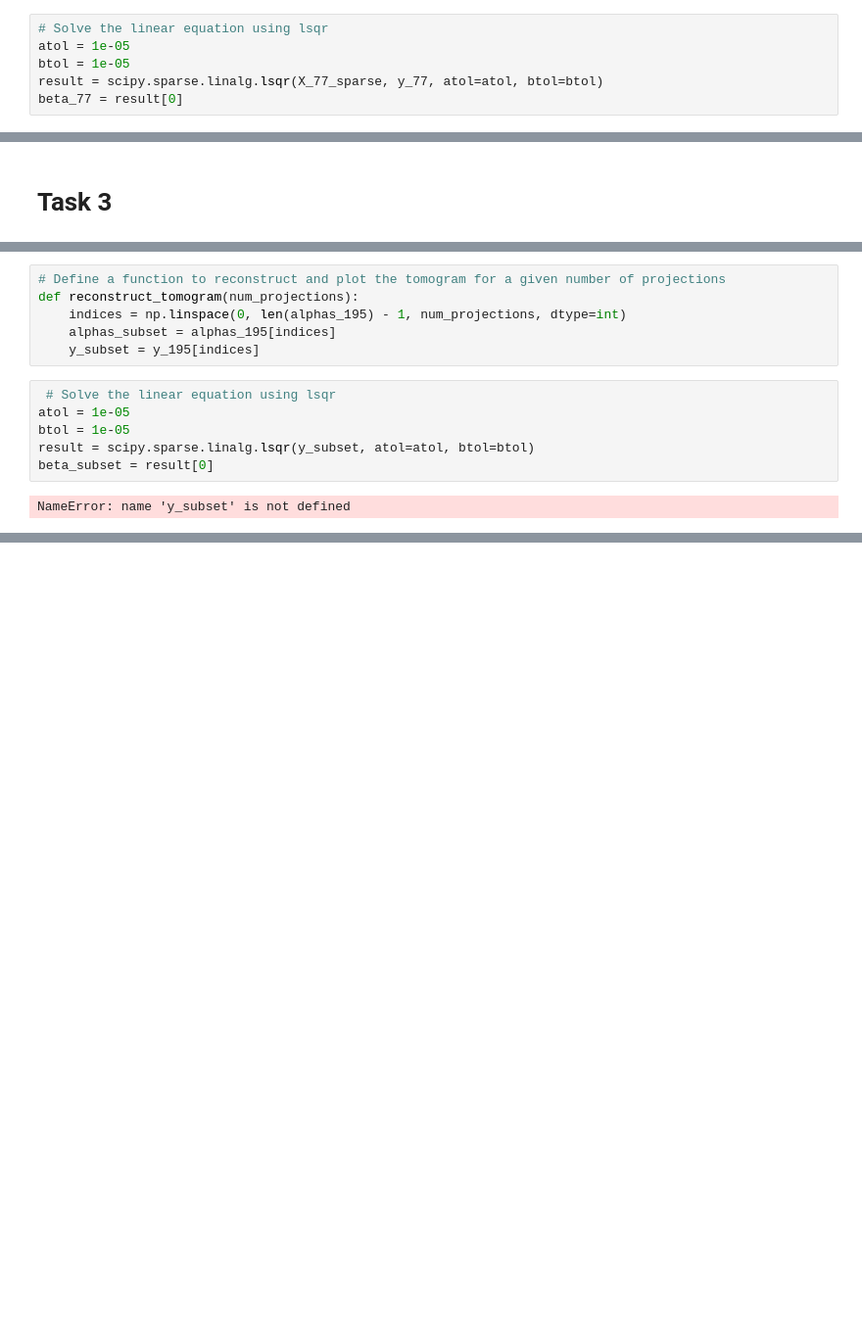
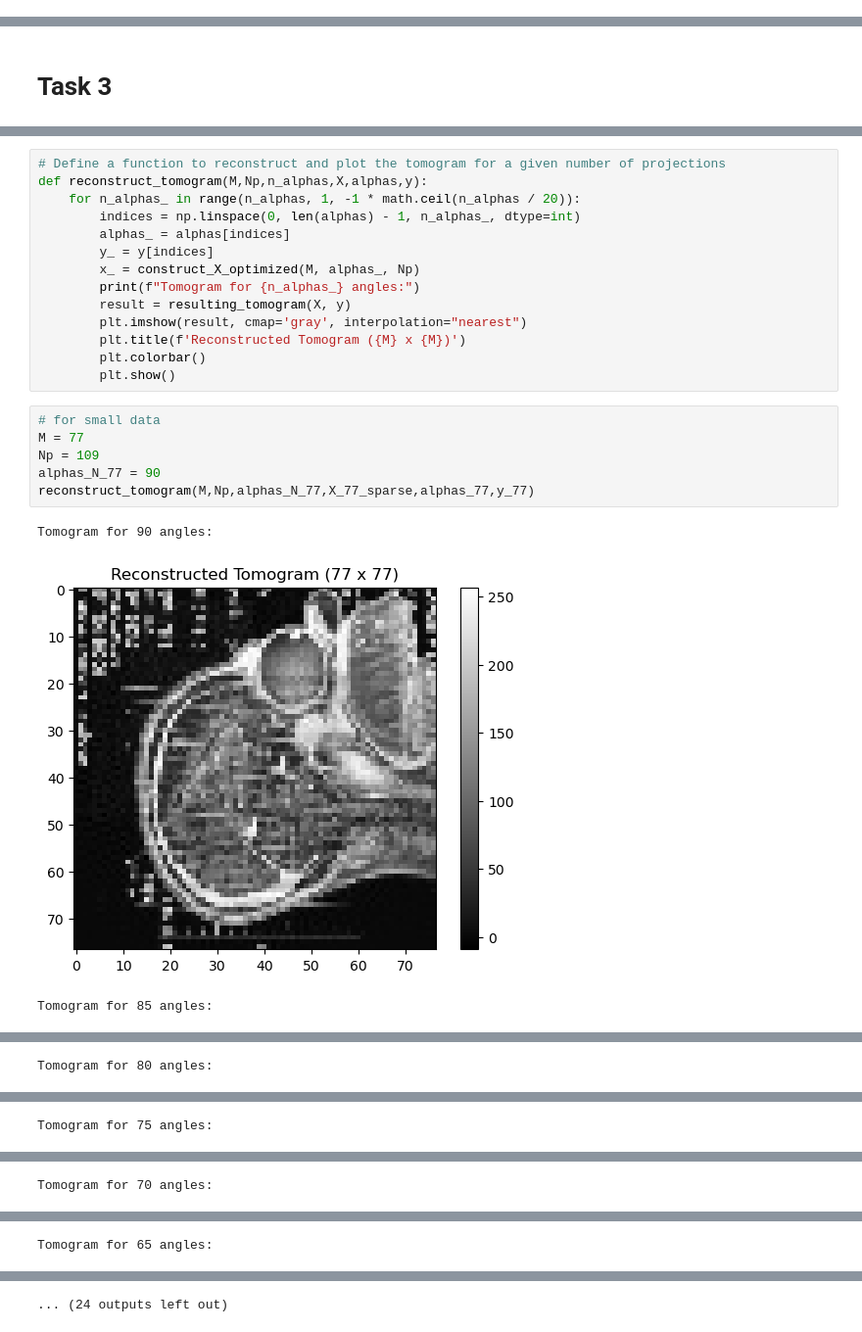
Before and after one commit to smitha13798/Machine-Learning-Essentials_Exercises, a Jupyter notebook: MLE_exercise_4.ipynb, the cells around one changed output, grey strips where cells are left out. Shown at 98% size. Drawn from its saved outputs; the diff is of its cells as text; blank space fills up the shorter version.

```diff
--- a/MLE_exercise_4.ipynb
+++ b/MLE_exercise_4.ipynb
@@ -96,9 +103,3 @@ print(f'Sparsity of X_77: {sparsity}')
 # %% [output]
 Number of non-zero entries in X_77: 1066978
 Sparsity of X_77: 0.01834446316753001
-# %%
-# Solve the linear equation using lsqr
-atol = 1e-05
-btol = 1e-05
-result = scipy.sparse.linalg.lsqr(X_77_sparse, y_77, atol=atol, btol=btol)
-beta_77 = result[0]
@@ -135,14 +160,24 @@ y_195 = np.load(r'C:\Users\lg330\Downloads\hs_tomography\hs_tomography\y_195.npy
 # %%
 # Define a function to reconstruct and plot the tomogram for a given number of projections
-def reconstruct_tomogram(num_projections):
-    indices = np.linspace(0, len(alphas_195) - 1, num_projections, dtype=int)
-    alphas_subset = alphas_195[indices]
-    y_subset = y_195[indices]
+def reconstruct_tomogram(M,Np,n_alphas,X,alphas,y):
+    for n_alphas_ in range(n_alphas, 1, -1 * math.ceil(n_alphas / 20)):
+        indices = np.linspace(0, len(alphas) - 1, n_alphas_, dtype=int)
+        alphas_ = alphas[indices]
+        y_ = y[indices]
+        x_ = construct_X_optimized(M, alphas_, Np)
+        print(f"Tomogram for {n_alphas_} angles:")
+        result = resulting_tomogram(X, y)
+        plt.imshow(result, cmap='gray', interpolation="nearest")
+        plt.title(f'Reconstructed Tomogram ({M} x {M})')
+        plt.colorbar()
+        plt.show()
 # %%
- # Solve the linear equation using lsqr
-atol = 1e-05
-btol = 1e-05
-result = scipy.sparse.linalg.lsqr(y_subset, atol=atol, btol=btol)
-beta_subset = result[0]
+# for small data
+M = 77
+Np = 109
+alphas_N_77 = 90
+reconstruct_tomogram(M,Np,alphas_N_77,X_77_sparse,alphas_77,y_77)
 # %% [output]
-NameError: name 'y_subset' is not defined
+Tomogram for 90 angles:
+[figure, added]
+Tomogram for 85 angles:
@@ -148,0 +185 @@ NameError: name 'y_subset' is not defined
+Tomogram for 80 angles:
@@ -148,0 +187 @@ NameError: name 'y_subset' is not defined
+Tomogram for 75 angles:
@@ -148,0 +189 @@ NameError: name 'y_subset' is not defined
+Tomogram for 70 angles:
@@ -148,0 +191 @@ NameError: name 'y_subset' is not defined
+Tomogram for 65 angles:
@@ -148,0 +193 @@ NameError: name 'y_subset' is not defined
+... (24 outputs left out)
```
Also changed, not shown: parts of 17 cells of this notebook, 7 other files.
